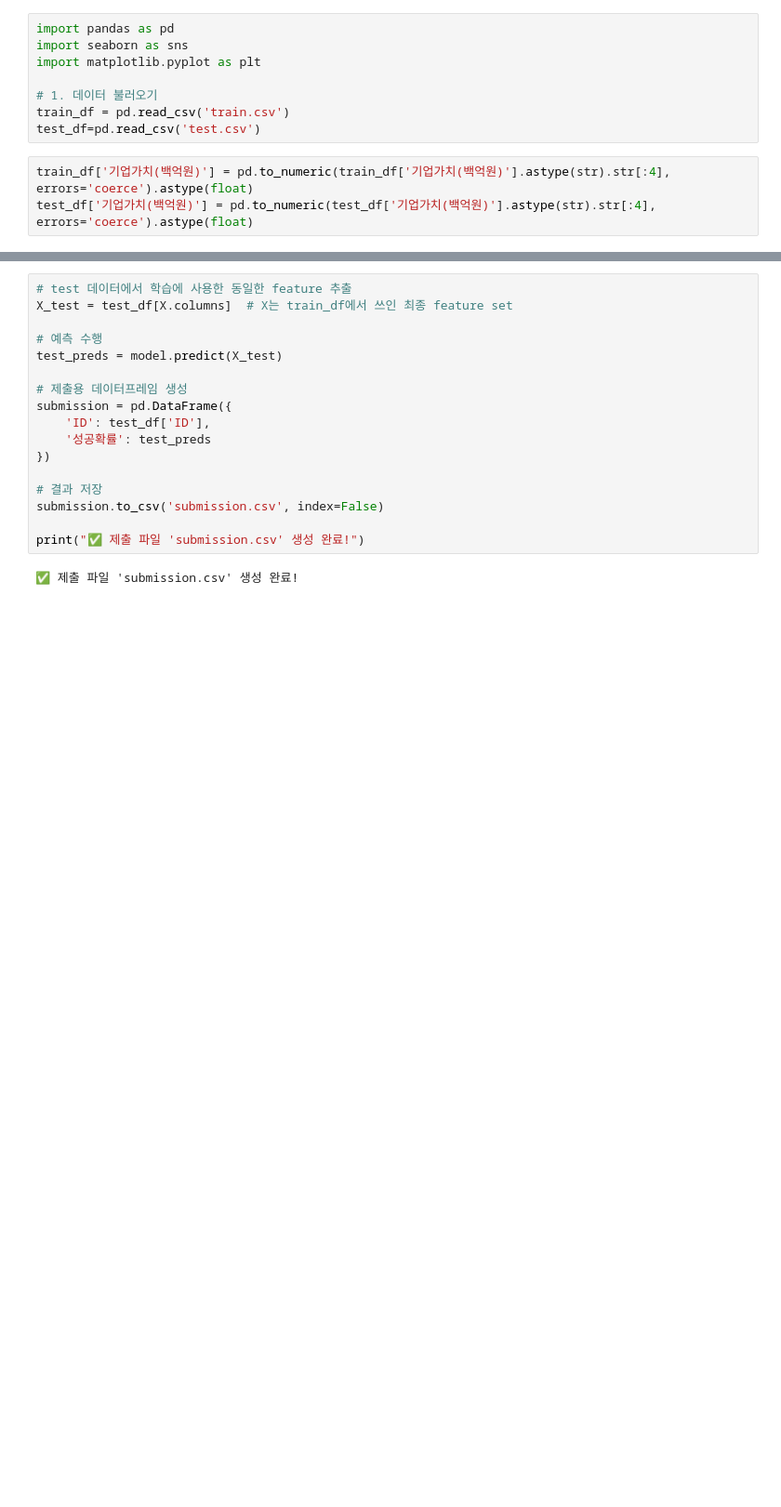
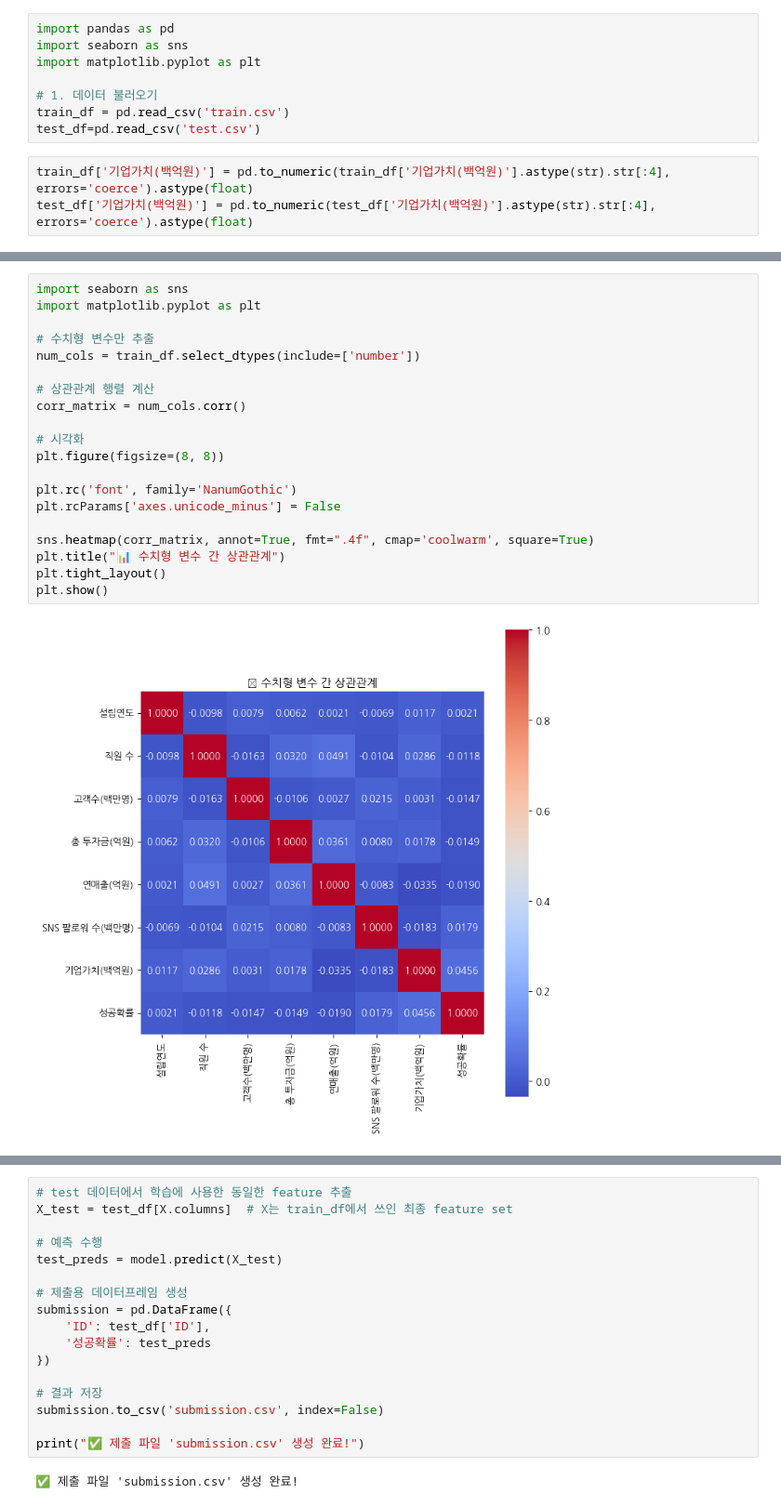
Before and after one commit to b00kkk/company_success_probability, a Jupyter notebook: the_probability_of_success_of_a_company.ipynb, the cells around one changed output, grey strips where cells are left out. Shown at 93% size. Saved outputs shown, nothing was run; the diff lists cells and outputs as text; blank space fills up the shorter version.

```diff
--- a/the_probability_of_success_of_a_company.ipynb
+++ b/the_probability_of_success_of_a_company.ipynb
@@ -34,0 +54,22 @@ test_df['기업가치(백억원)'] = pd.to_numeric(test_df['기업가치(백억
+# %%
+import seaborn as sns
+import matplotlib.pyplot as plt
+
+# 수치형 변수만 추출
+num_cols = train_df.select_dtypes(include=['number'])
+
+# 상관관계 행렬 계산
+corr_matrix = num_cols.corr()
+
+# 시각화
+plt.figure(figsize=(8, 8))
+
+plt.rc('font', family='NanumGothic')
+plt.rcParams['axes.unicode_minus'] = False
+
+sns.heatmap(corr_matrix, annot=True, fmt=".4f", cmap='coolwarm', square=True)
+plt.title("📊 수치형 변수 간 상관관계")
+plt.tight_layout()
+plt.show()
+# %% [output]
+[figure, added]
```
Also changed, not shown: parts of 28 cells of this notebook.
